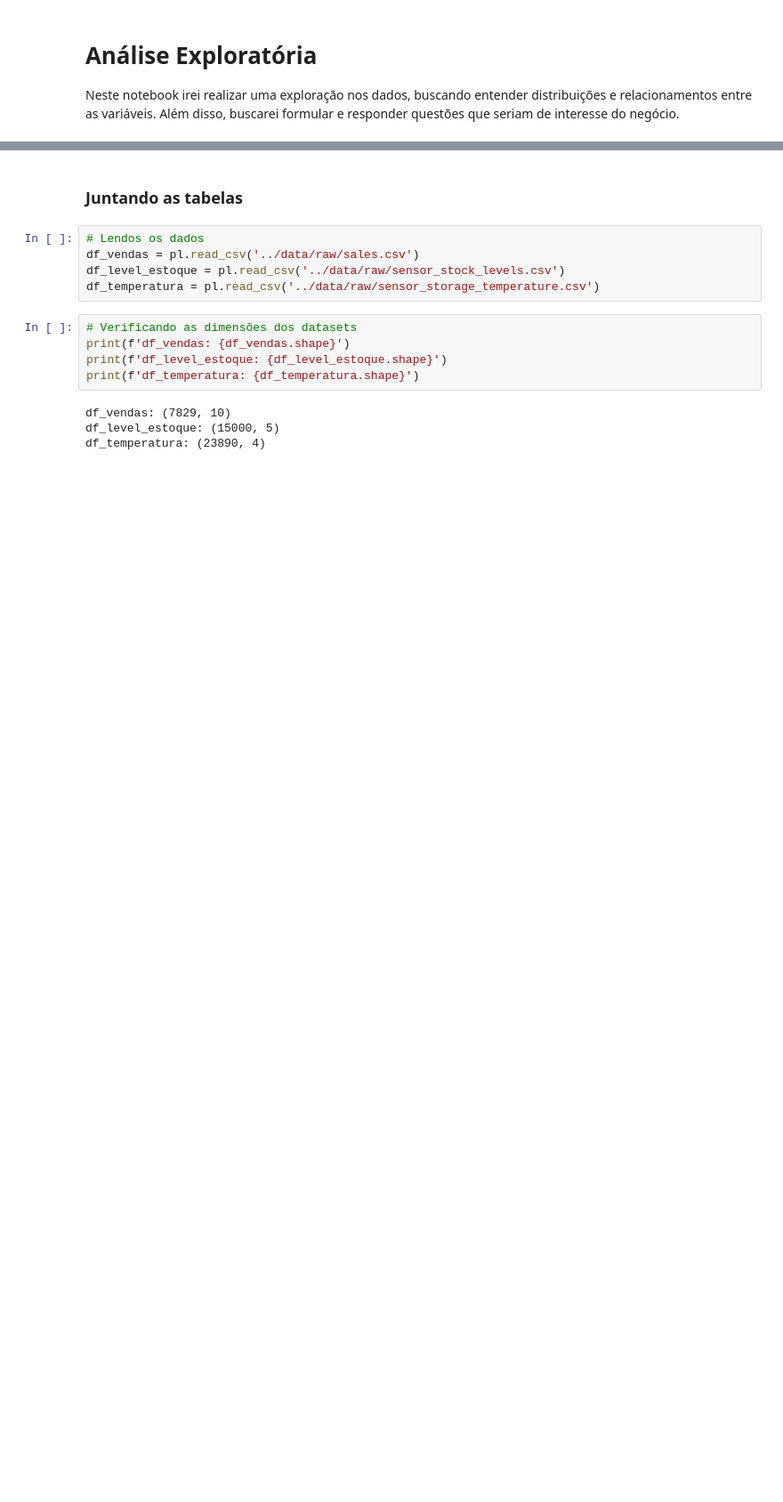
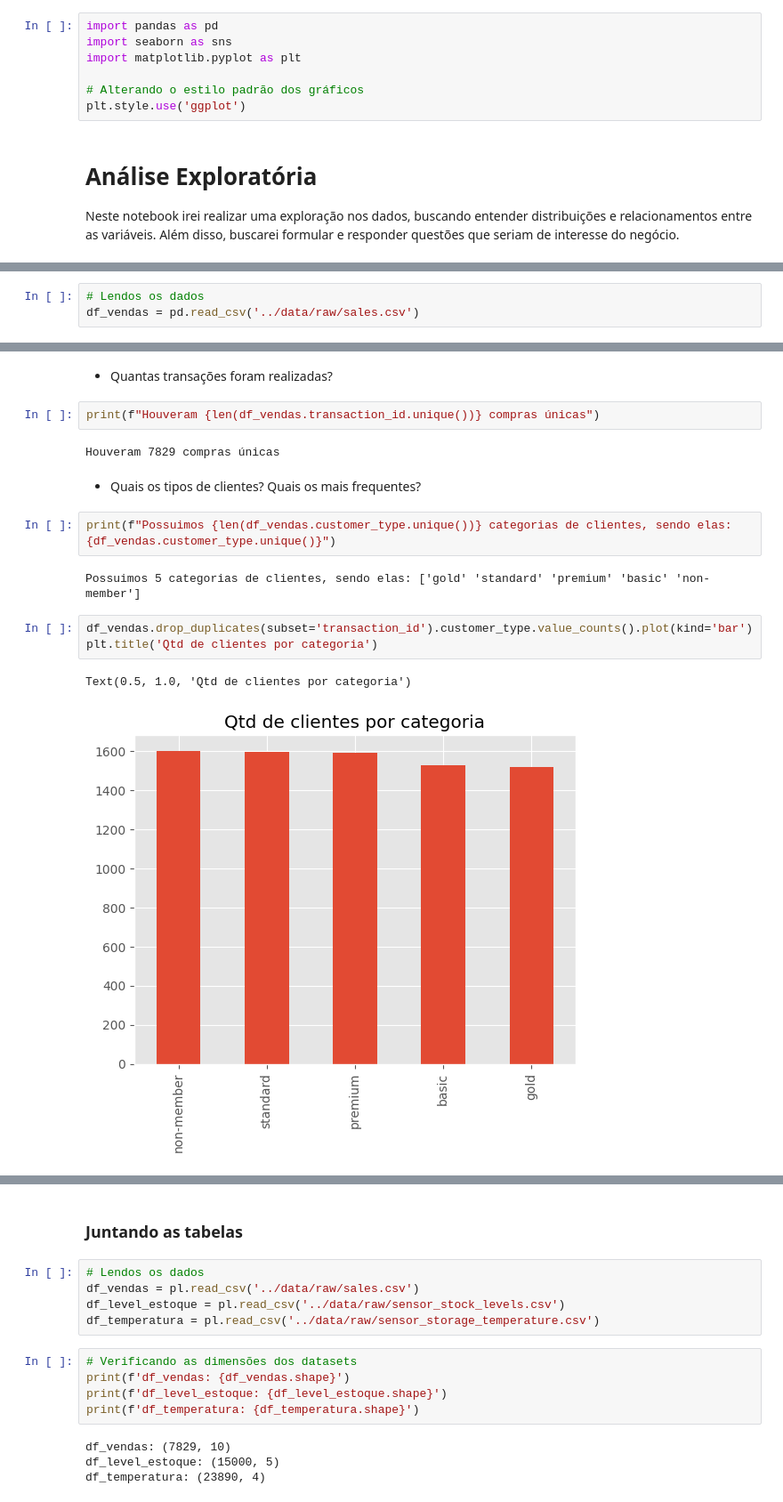
Before and after one commit to dnsrsdata/stock_level_prediction, a Jupyter notebook: notebooks/EDA.ipynb, the cells around one changed output, grey strips where cells are left out. Shown: that part at 89% size. Saved outputs shown, nothing was run; the diff lists cells and outputs as text; blank space fills up the shorter version.

```diff
--- a/notebooks/EDA.ipynb
+++ b/notebooks/EDA.ipynb
@@ -3,3 +1,10 @@ import polars as pl
+# %%
+import pandas as pd
+import seaborn as sns
+import matplotlib.pyplot as plt
+
+# Alterando o estilo padrão dos gráficos
+plt.style.use('ggplot')
 # %% [markdown]
 # Análise Exploratória
 Neste notebook irei realizar uma exploração nos dados, buscando entender distribuições e relacionamentos entre as variáveis. Além disso, buscarei formular e responder questões que seriam de interesse do negócio.
@@ -17,0 +23,3 @@ Antes de iniciar a exploração em si, vamos juntar as tabelas para facilitar a
+# %%
+# Lendos os dados
+df_vendas = pd.read_csv('../data/raw/sales.csv')
@@ -17,0 +38,18 @@ Antes de iniciar a exploração em si, vamos juntar as tabelas para facilitar a
+# %% [markdown]
+- Quantas transações foram realizadas?
+# %%
+print(f"Houveram {len(df_vendas.transaction_id.unique())} compras únicas")
+# %% [output]
+Houveram 7829 compras únicas
+# %% [markdown]
+- Quais os tipos de clientes? Quais os mais frequentes?
+# %%
+print(f"Possuimos {len(df_vendas.customer_type.unique())} categorias de clientes, sendo elas: {df_vendas.customer_type.unique()}")
+# %% [output]
+Possuimos 5 categorias de clientes, sendo elas: ['gold' 'standard' 'premium' 'basic' 'non-member']
+# %%
+df_vendas.drop_duplicates(subset='transaction_id').customer_type.value_counts().plot(kind='bar')
+plt.title('Qtd de clientes por categoria')
+# %% [output]
+Text(0.5, 1.0, 'Qtd de clientes por categoria')
+[figure, added]
```
Also changed, not shown: parts of 25 cells of this notebook.
